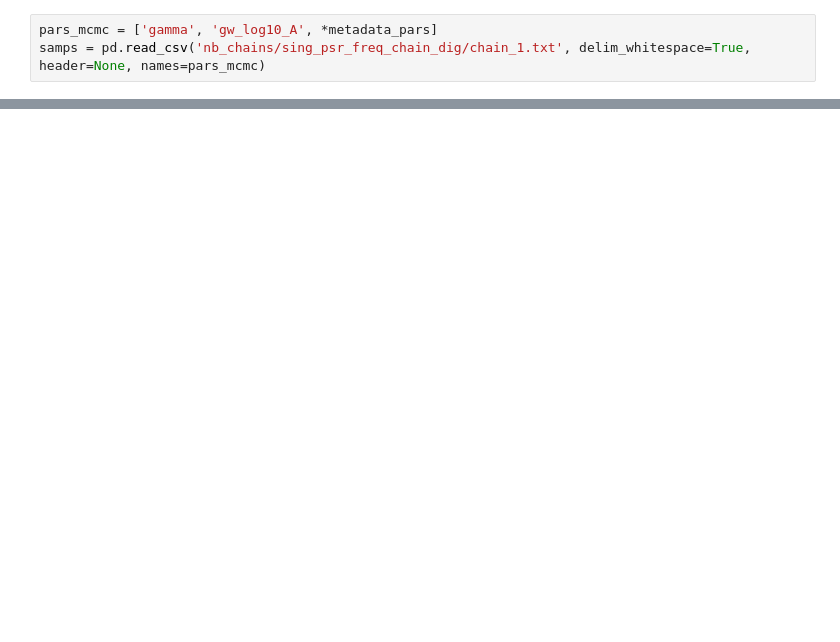
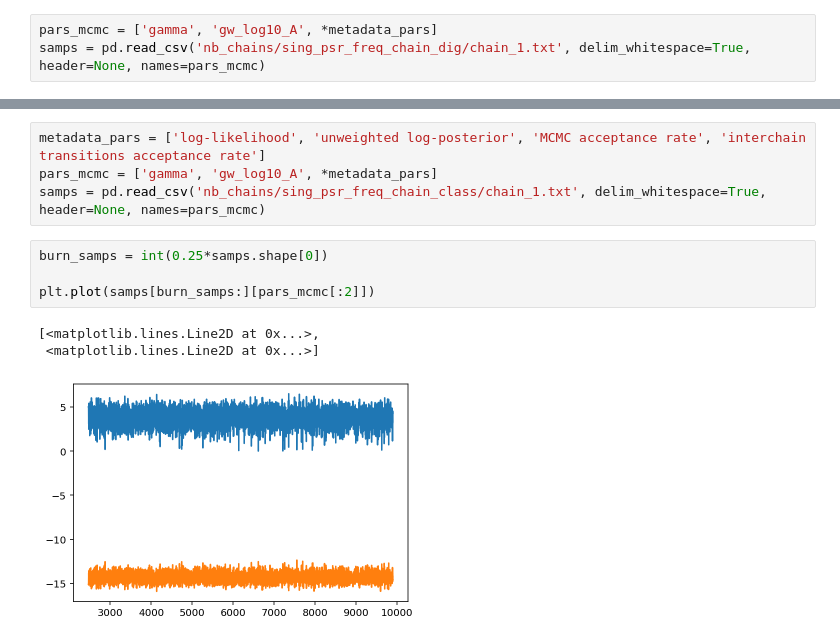
Before and after one commit to astrolamb/single_pulsar_analysis, a Jupyter notebook: single_pulsars_general.ipynb, the cells around one changed output, grey strips where cells are left out. Saved outputs shown, nothing was run; the diff lists cells and outputs as text; blank space fills up the shorter version.

```diff
--- a/single_pulsars_general.ipynb
+++ b/single_pulsars_general.ipynb
@@ -235,0 +374,12 @@ corner.corner(samps[pars_mcmc[:2]][burn_samps:], bins=40, range=[(0,7),(-16,-12.
+# %%
+metadata_pars = ['log-likelihood', 'unweighted log-posterior', 'MCMC acceptance rate', 'interchain transitions acceptance rate']
+pars_mcmc = ['gamma', 'gw_log10_A', *metadata_pars]
+samps = pd.read_csv('nb_chains/sing_psr_freq_chain_class/chain_1.txt', delim_whitespace=True, header=None, names=pars_mcmc)
+# %%
+burn_samps = int(0.25*samps.shape[0])
+
+plt.plot(samps[burn_samps:][pars_mcmc[:2]])
+# %% [output]
+[<matplotlib.lines.Line2D at 0x...>,
+ <matplotlib.lines.Line2D at 0x...>]
+[figure, added]
```
Also changed, not shown: parts of 27 cells of this notebook.
